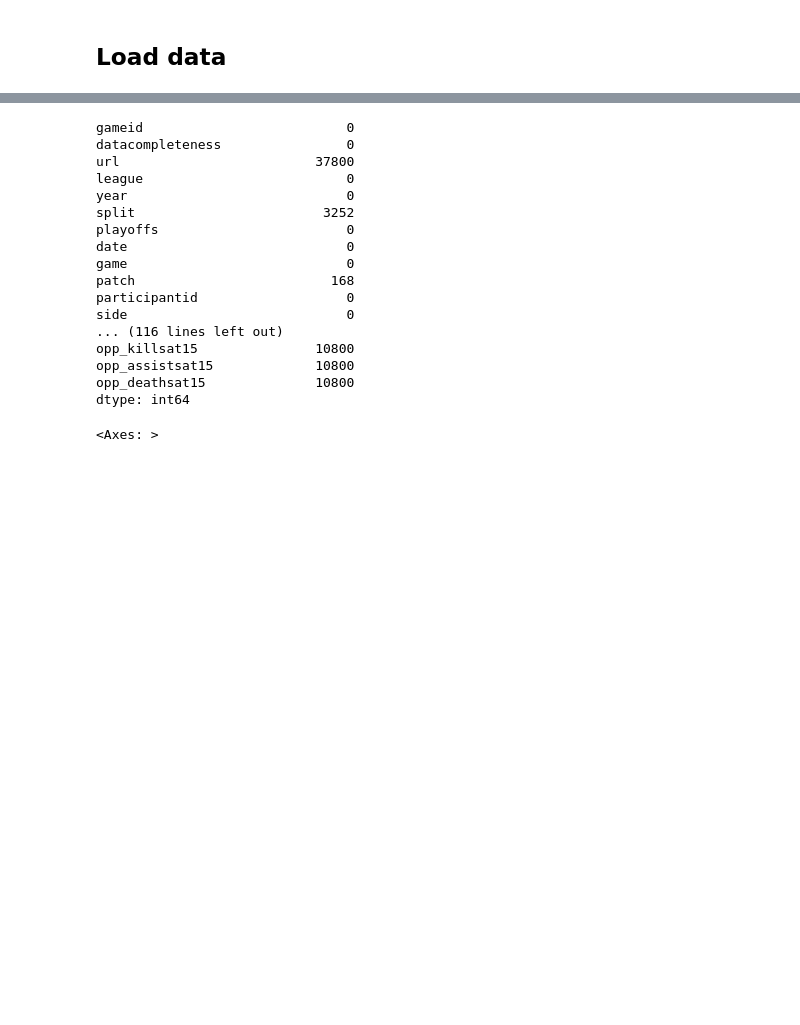
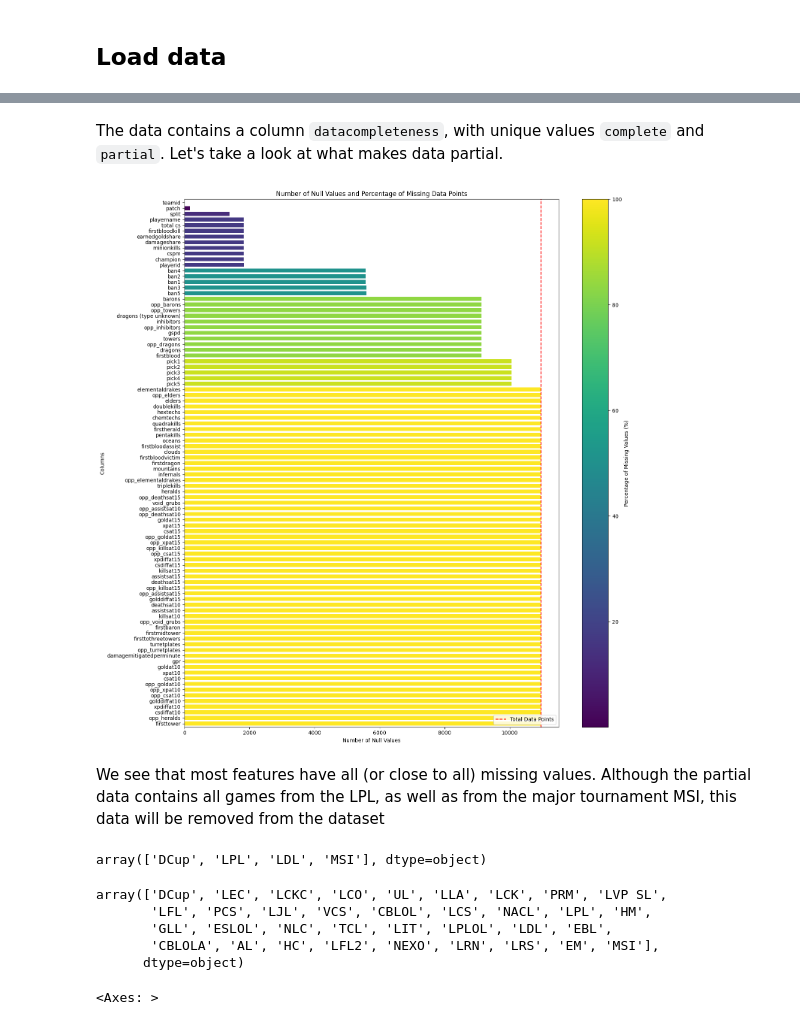
Before and after one commit to philippjohannsen/league-of-legends-ml, a Jupyter notebook: notebooks/00-pvj-initial-data-exploration.ipynb, the cells around one changed output, grey strips where cells are left out. Saved outputs shown, nothing was run; the diff lists cells and outputs as text; code cells hidden in the pictures; blank space fills up the shorter version.

```diff
--- a/notebooks/00-pvj-initial-data-exploration.ipynb
+++ b/notebooks/00-pvj-initial-data-exploration.ipynb
@@ -61,23 +63,59 @@ memory usage: 48.6+ MB
-# %%
-data.isnull().sum()
-# %% [output]
-gameid                          0
-datacompleteness                0
-url                         37800
-league                          0
-year                            0
-split                        3252
-playoffs                        0
-date                            0
-game                            0
-patch                         168
-participantid                   0
-side                            0
-... (116 lines left out)
-opp_killsat15               10800
-opp_assistsat15             10800
-opp_deathsat15              10800
-dtype: int64
+# %% [markdown]
+The data contains a column `datacompleteness`, with unique values `complete` and `partial`. Let's take a look at what makes data partial.
+# %%
+# Filter data for rows with 'datacompleteness' == 'partial'
+partial_data = data[data['datacompleteness'] == 'partial']
+
+# Calculate the sum of null values for each column and filter out nonzero values
+nonzero_null_counts = partial_data.isnull().sum().loc[lambda x: x != 0].sort_values(ascending=False)
+
+# Total number of data points (rows) in the filtered data
+total_data_points = len(partial_data)
+
+# Calculate the percentage of missing values
+percent_missing = (nonzero_null_counts / total_data_points) * 100
+
+# Create a colormap based on the percentage of missing values
+cmap = plt.colormaps['viridis']
+norm = plt.Normalize(vmin=percent_missing.min(), vmax=percent_missing.max())
+colors = cmap(norm(percent_missing))
+
+# Plot the bar plot
+ax = nonzero_null_counts.plot(kind='barh', figsize=(15, 15), color=colors, width=0.7)
+ax.axvline(total_data_points, color='r', linestyle='--', label='Total Data Points')
+
+# Set labels and title
+ax.set_xlabel('Number of Null Values')
+ax.set_ylabel('Columns')
+ax.set_title('Number of Null Values and Percentage of Missing Data Points')
+ax.legend(loc='lower right')
+
+# Add color bar to show the percentage scale
+sm = plt.cm.ScalarMappable(cmap=cmap, norm=norm)
+sm.set_array([])
+cbar = plt.colorbar(sm, ax=ax)
+cbar.set_label('Percentage of Missing Values (%)')
+
+# Show the plot
+plt.tight_layout()
+plt.show()
+# %% [output]
+[figure, added]
+# %% [markdown]
+We see that most features have all (or close to all) missing values. Although the partial data contains all games from the LPL, as well as from the major tournament MSI, this data will be removed from the dataset
+# %%
+filtered_data['league'].unique()
+# %% [output]
+array(['DCup', 'LPL', 'LDL', 'MSI'], dtype=object)
+# %%
+leagues = data['league'].unique()
+leagues
+# %% [output]
+array(['DCup', 'LEC', 'LCKC', 'LCO', 'UL', 'LLA', 'LCK', 'PRM', 'LVP SL',
+       'LFL', 'PCS', 'LJL', 'VCS', 'CBLOL', 'LCS', 'NACL', 'LPL', 'HM',
+       'GLL', 'ESLOL', 'NLC', 'TCL', 'LIT', 'LPLOL', 'LDL', 'EBL',
+       'CBLOLA', 'AL', 'HC', 'LFL2', 'NEXO', 'LRN', 'LRS', 'EM', 'MSI'],
+      dtype=object)
 # %%
 sns.heatmap(data.corr(numeric_only=True))
 # %% [output]
```
Also changed, not shown: parts of 3 cells of this notebook, 1 other file.
